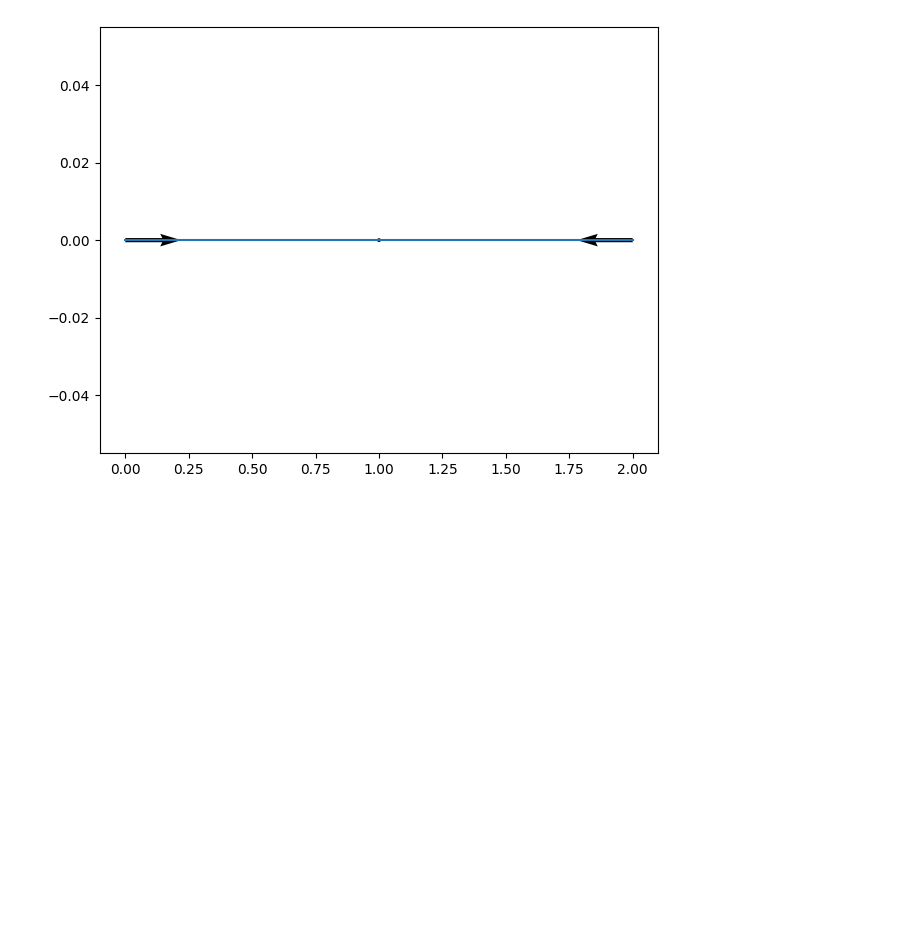
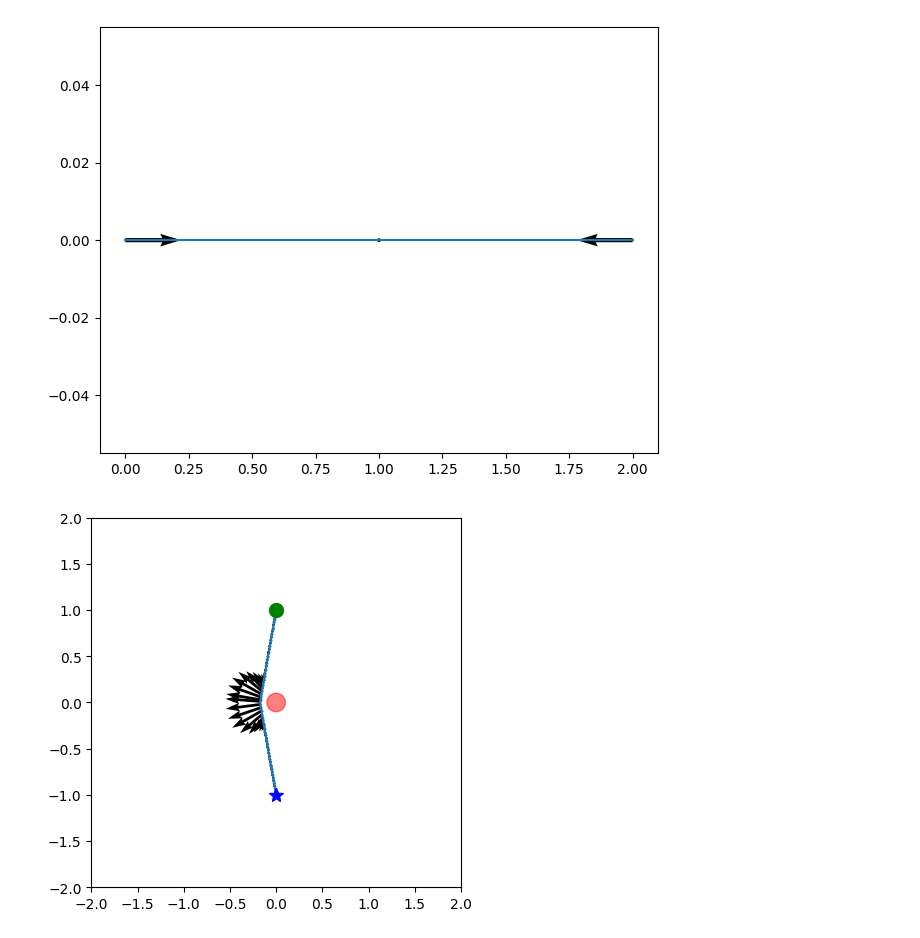
Before and after one commit to myfatemi04/constraint-guidance, a Jupyter notebook: notebooks/debug_velocity_score.ipynb, the cells around one changed output. Drawn from its saved outputs; the diff is of its cells as text; code cells hidden in the pictures; blank space fills up the shorter version.

Commit message:
turns out i was clipping the norm of the obstacle score multiple times, so the velocity score was overriding it

```diff
--- a/notebooks/debug_velocity_score.ipynb
+++ b/notebooks/debug_velocity_score.ipynb
@@ -54,0 +214,70 @@ plt.show()
+# %%
+from ael.visualize import visualize
+from ael.score_function import (
+    compute_velocity_score_batched_helper,
+    compute_agent_obstacle_score_from_problem,
+)
+
+problem = Problem(
+    num_timesteps=64,
+    agent_start_positions=np.array([[0.0, 1.0]]),
+    agent_end_positions=np.array([[0.0, -1.0]]),
+    agent_reference_trajectory=None,
+    agent_radii=np.array([0.05]),
+    agent_max_speeds=np.array([0.05]),
+    obstacle_positions=np.array([[0.0, 0.0]]),
+    obstacle_radii=np.array([0.1]),
+)
+# visualize(problem, plt.gca())
+# plt.xlim(-2, 2)
+# plt.ylim(-2, 2)
+# plt.show()
+result = solve(
+    problem,
+    ScoreComputationMethod.APPROXIMATE_V0,
+    identifier="test",
+)
+# result.trajectories[-1]
+# Get velocities
+traj = result.trajectories[-1]
+velocities = np.linalg.norm(np.diff(traj, axis=0)[:, 0, :], axis=-1)
+# print("Velocities:\n", velocities)
+
+xy_T_B_D = traj
+v_score = compute_velocity_score_batched_helper(
+    xy_T_B_D,
+    problem.agent_max_speeds,
+    np.ones(problem.num_agents) * 0.001,
+)
+visualize(problem, plt.gca(), result.trajectories[-1])
+
+o_score, a_score = compute_agent_obstacle_score_from_problem(
+    problem,
+    xy_T_B_D,
+    sigma=0.1,
+    n_integral=20,
+)
+
+plt.quiver(
+    xy_T_B_D[:, 0, 0],
+    xy_T_B_D[:, 0, 1],
+    v_score[:, 0, 0],
+    v_score[:, 0, 1],
+    scale=100,
+)
+
+plt.quiver(
+    xy_T_B_D[:, 0, 0],
+    xy_T_B_D[:, 0, 1],
+    o_score[:, 0, 0, 0],
+    o_score[:, 0, 0, 1],
+    scale=100,
+)
+
+plt.xlim(-2, 2)
+plt.ylim(-2, 2)
+plt.show()
+
+# compute the score function for this trajectory
+# %% [output]
+[figure, added]
```
Also changed, not shown: parts of 2 cells of this notebook, 2 other files.
